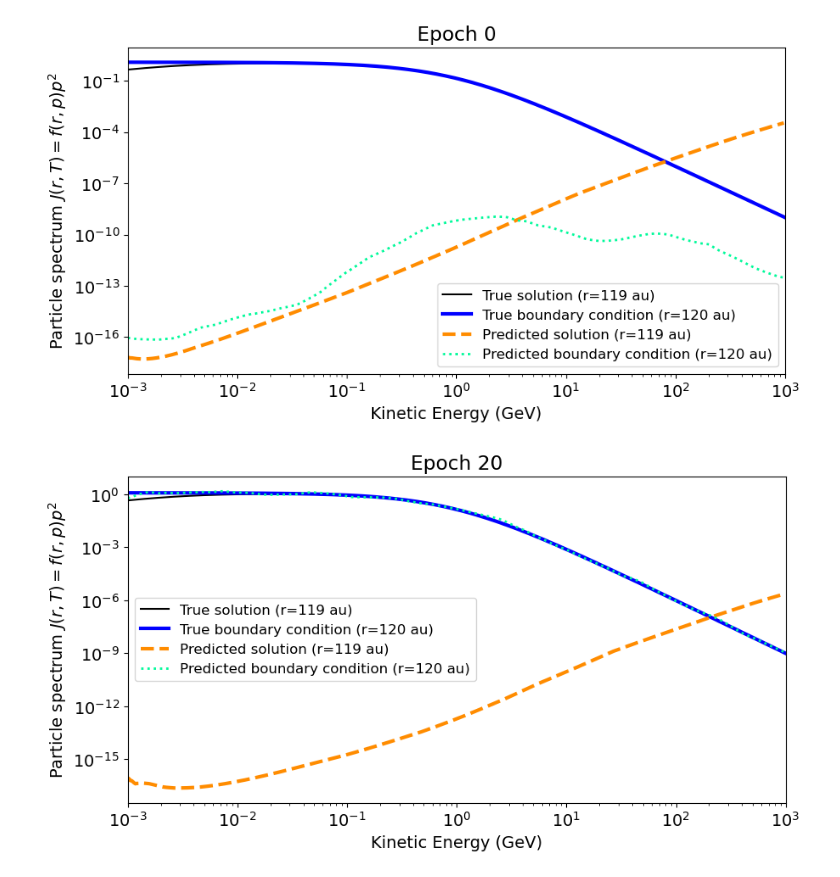
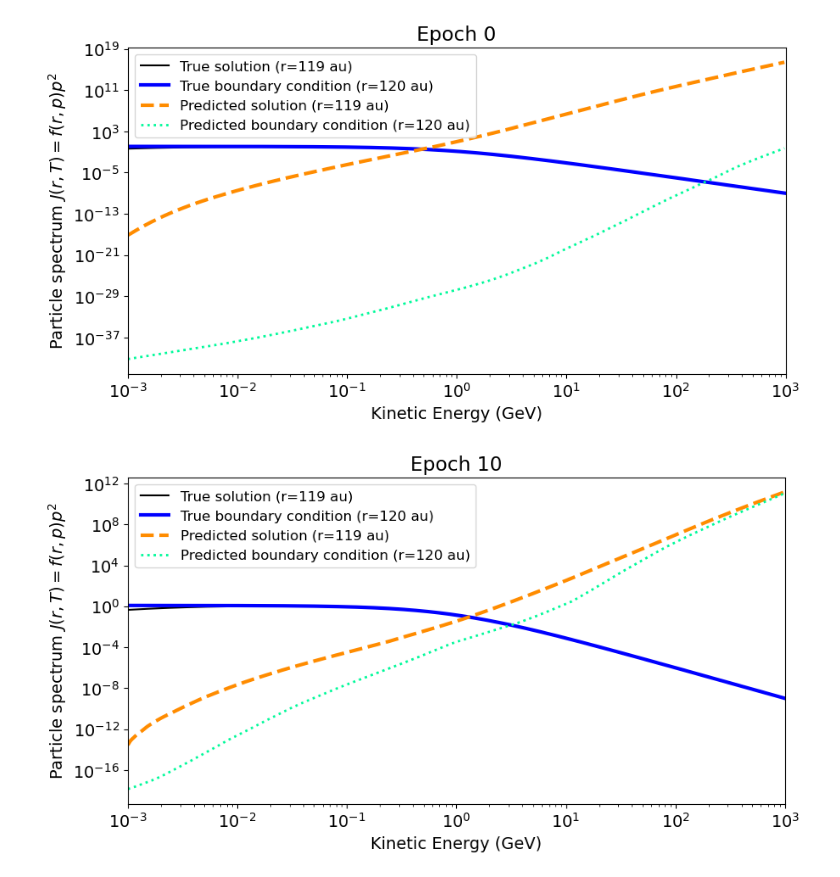
Before and after one commit to linneawolniewicz/pinns, a Jupyter notebook: src/visualize.ipynb, the cells around one changed output. Drawn from its saved outputs; the diff is of its cells as text; code cells hidden in the pictures.

Commit message:
Included boundary prediction data in pinn loss

```diff
--- a/src/visualize.ipynb
+++ b/src/visualize.ipynb
@@ -14,7 +14,7 @@ CURRENT_PATH = os.getcwd()
 DATA_PATH = os.path.abspath(os.path.join(CURRENT_PATH, "..", "data"))
 OUTPUTS_PATH = os.path.abspath(os.path.join(CURRENT_PATH, "..", "outputs"))
 # %%
-filename = ''
+filename = 'boundaryDataInPinnLoss'
 
 # Load PINN outputs
 with open(OUTPUTS_PATH + '/pinn_loss_' + filename + '.pkl', 'rb') as file:
@@ -94,23 +94,23 @@ plt.savefig("loss.png")
 # %%
 # Visualize J(r, T) over the epochs
 for i in range(epochs):
-    if (i%20 == 0):
+    if (i%(epochs/10) == 0):
         fig, ax = plt.subplots(figsize=(10, 5))
 
         ax.set_title("Epoch " + str(i))
         ax.set_xlabel("Kinetic Energy (GeV)")
         ax.set_ylabel("Particle spectrum $J(r, T) = f(r, p) p^2$")
         ax.set_xlim(1e-3, 1e3)
         # ax.set_ylim(1e-9, 2e0)
         ax.xaxis.set_minor_locator(LogLocator(base=10.0, subs='all'))
         ax.yaxis.set_minor_locator(LogLocator(base=10.0, subs='all'))
 
         ax.loglog(T, J[0, :], label=f'True solution (r={r[0, 0]/150e6:.0f} au)', c='k')
         ax.loglog(T, J[-1, :], label=f'True boundary condition (r={r[-1, 0]/150e6:.0f} au)', c='blue', lw='3')
         ax.loglog(T[:-1], np.expand_dims(predictions[:, :, i].reshape((size, size))[0, :-1], axis=1)*(p[:-1]**2), label=f'Predicted solution (r={r[0, 0]/150e6:.0f} au)', c='darkorange', lw='3', ls='--')
         ax.loglog(T[:-1], np.expand_dims(predictions[:, :, i].reshape((size, size))[-1, :-1], axis=1)*(p[:-1]**2), label=f'Predicted boundary condition (r={r[-1, 0]/150e6:.0f} au)', c='mediumspringgreen', lw='2', ls=':')
 
         ax.legend(prop={'size': 12})
 # %% [output]
-[figure, old version]
+[figure, new version]
-[figure, old version]
+[figure, new version]
```
Also changed, not shown: parts of 4 cells of this notebook, 8 other files.
